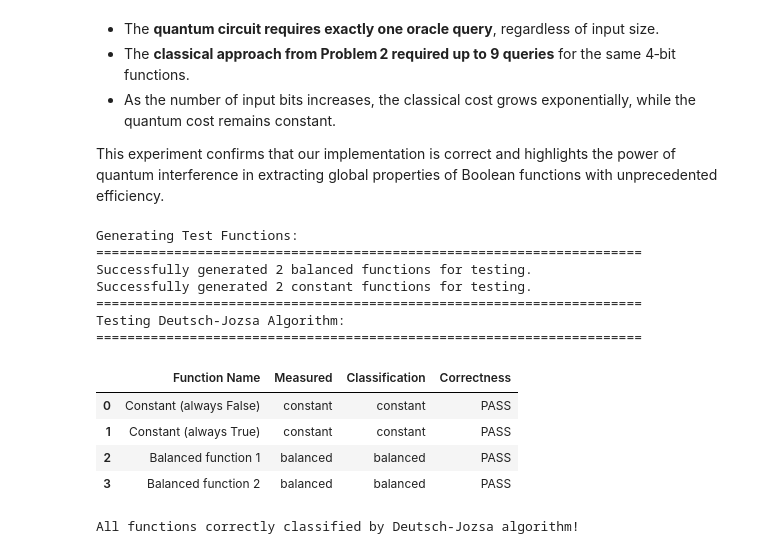
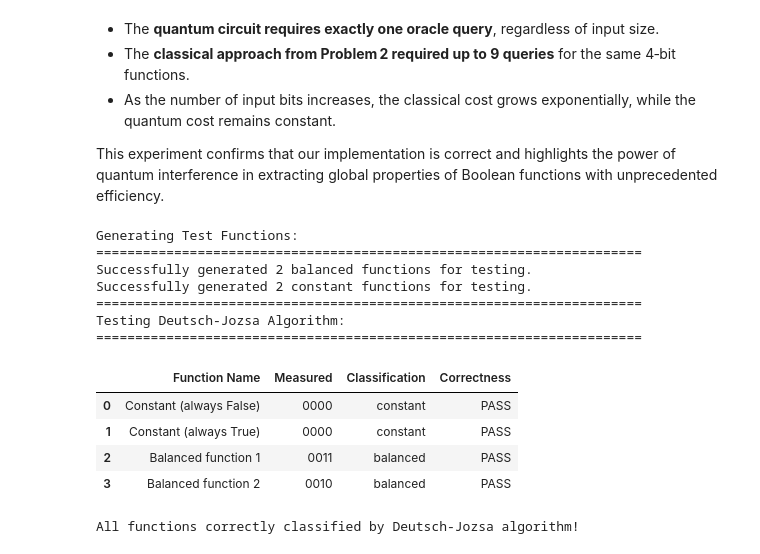
Before and after one commit to tomaspettit2506/ET-G00419414, a Jupyter notebook: problems.ipynb, the cells around one changed output. Cells and saved outputs as stored; diff of their text form; code cells hidden in the pictures.

```diff
--- a/problems.ipynb
+++ b/problems.ipynb
@@ -243,10 +243,6 @@ categories = ['Constant (False)', 'Balanced', 'Constant (True)']
 counts = [counts_at_0, counts_at_8, counts_at_16]
 ax2.barh(categories, counts, color=['red', 'blue', 'green'], edgecolor='black', linewidth=0.95)
 ax2.set_xlim(0, num_functions)  # Set x-axis limit to total number of functions
-
-for i, count in enumerate(counts):
-				ax2.text(count + 0.6, i, str(count), va='center', ha='left', fontdict={'size': 15})  # Add count labels to bars
-
 ax2.set_xlabel('Number of Functions')
 ax2.set_title('Figure 2: Distribution of Generated Functions')
 ax2.grid(True, alpha=0.3, axis='x')
@@ -439,9 +436,10 @@ labels = classifications.keys()
 sizes = classifications.values()
 colors = ['lightcoral', 'lightskyblue']
 myexplode = [0.1, 0]
-ax1.pie(sizes, labels=labels, explode=myexplode, colors=colors, autopct='%1.1f%%', shadow=True, startangle=140)
+
+ax1.pie(sizes, labels=labels, explode=myexplode, colors=colors, shadow=True, startangle=140)
 ax1.set_title('Figure 3: Distribution of Test Function Types')
-ax1.axis('equal')  # Equal aspect ratio ensures that pie chart is circula
+ax1.axis('equal')  # Equal aspect ratio ensures that pie chart is circular
 ax1.legend(loc='upper right')
 
 
@@ -450,8 +448,6 @@ ax2.bar(classifications.keys(), classifications.values(), color=colors, edgecolo
 ax2.set_title('Figure 4: Count of Constant vs Balanced Functions')
 ax2.set_ylabel('Number of Functions')
 ax2.set_ylim(0, max(classifications.values()) * 1.15)
-for i, count in enumerate(classifications.values()):
-				ax2.text(i, count + 0.1, str(count), ha='center', va='bottom', fontdict={'size': 12})  # Add count labels on top of bars
 ax2.grid(True, alpha=0.3, axis='y')
 
 plt.tight_layout()
@@ -1330,55 +1339,63 @@ test_functions = [
     ("Balanced function 1", balanced_func_1, "balanced"),
     ("Balanced function 2", balanced_func_2, "balanced")
 ]
 
 print("=" * 70)
 print("Testing Deutsch-Jozsa Algorithm:")
 print("=" * 70)
 
 testing_dja = {
     "Function Name": [],
     "Measured": [],
     "Classification": [],
 				"Correctness": []
 }
 
 for func_name, func, expected_type in test_functions:
-		# Create oracle and Deutsch-Jozsa circuit
-		oracle = create_oracle_from_function(func)
-		dj_circuit = deutsch_jozsa_algorithm(oracle)
+ # Create oracle for this function
+ oracle = create_oracle_from_function(func)
 
-		job = simulator.run(dj_circuit, shots=1000)
-		result = job.result()
-		counts = result.get_counts()
+ # Build Deutsch-Jozsa circuit
+ dj_circuit = deutsch_jozsa_algorithm(oracle)
 
-		# Determine classification based on measurement results
-		if counts.get('0000', 0) == 1000:
-			classification = "constant"
-		else:
-			classification = "balanced"
+ # Run simulation
+ job = simulator.run(dj_circuit, shots=1000)
+ result = job.result()
+ counts = result.get_counts()
 
-		correctness = "PASS" if classification == expected_type else "FAIL"
+ # Get most common measurement
+ measured = max(counts, key=counts.get)
 
-		testing_dja["Function Name"].append(func_name)
-		testing_dja["Measured"].append(classification)
-		testing_dja["Classification"].append(expected_type)
-		testing_dja["Correctness"].append(correctness)
+ # Determine function type from measurement
+ if measured == '0000':
+  classification = "constant"
+ else:
+  classification = "balanced"
 
-df = pd.DataFrame(testing_dja)
-df
+ # Check correctness
+ correct = "PASS" if classification == expected_type else "FAIL"
+
+ testing_dja["Function Name"].append(func_name)
+ testing_dja["Measured"].append(measured)
+ testing_dja["Classification"].append(classification)
+ testing_dja["Correctness"].append(correct)
+
+df_dja = pd.DataFrame(testing_dja)
+df_dja.to_csv('data/deutsch_jozsa_test_results.csv', index=False)  # Save the test results as a CSV file
+df_dja
 # %% [output]
 Generating Test Functions:
 ======================================================================
 Successfully generated 2 balanced functions for testing.
 Successfully generated 2 constant functions for testing.
 ======================================================================
 Testing Deutsch-Jozsa Algorithm:
 ======================================================================
 |  | Function Name | Measured | Classification | Correctness |
-| 0 | Constant (always False) | constant | constant | PASS |
-| 1 | Constant (always True) | constant | constant | PASS |
-| 2 | Balanced function 1 | balanced | balanced | PASS |
-| 3 | Balanced function 2 | balanced | balanced | PASS |
+| 0 | Constant (always False) | 0000 | constant | PASS |
+| 1 | Constant (always True) | 0000 | constant | PASS |
+| 2 | Balanced function 1 | 0011 | balanced | PASS |
+| 3 | Balanced function 2 | 0010 | balanced | PASS |
 # %%
 if all(result == "PASS" for result in testing_dja["Correctness"]):
 				print("All functions correctly classified by Deutsch-Jozsa algorithm!")
```
Also changed, not shown: parts of 11 cells of this notebook, 10 other files.
